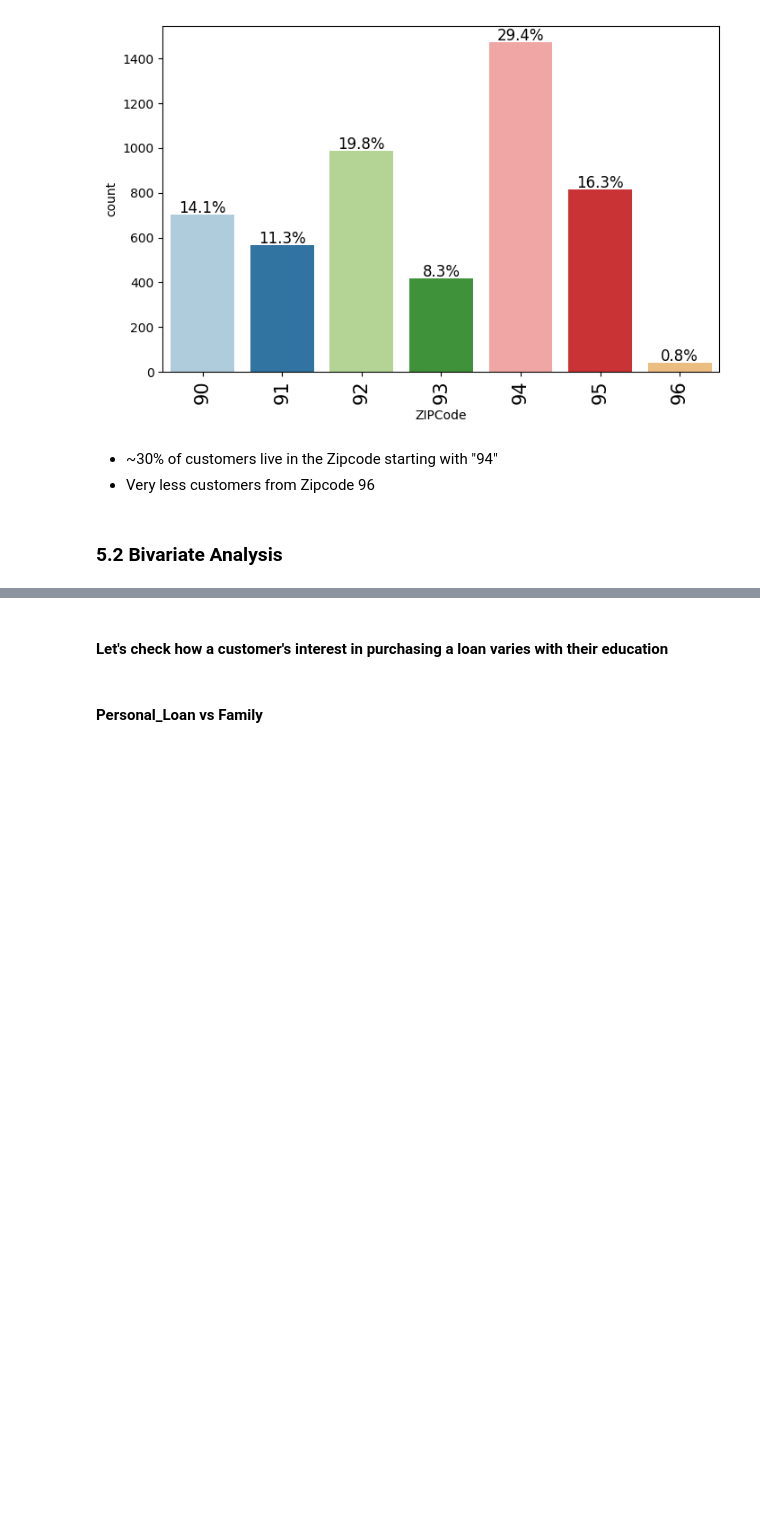
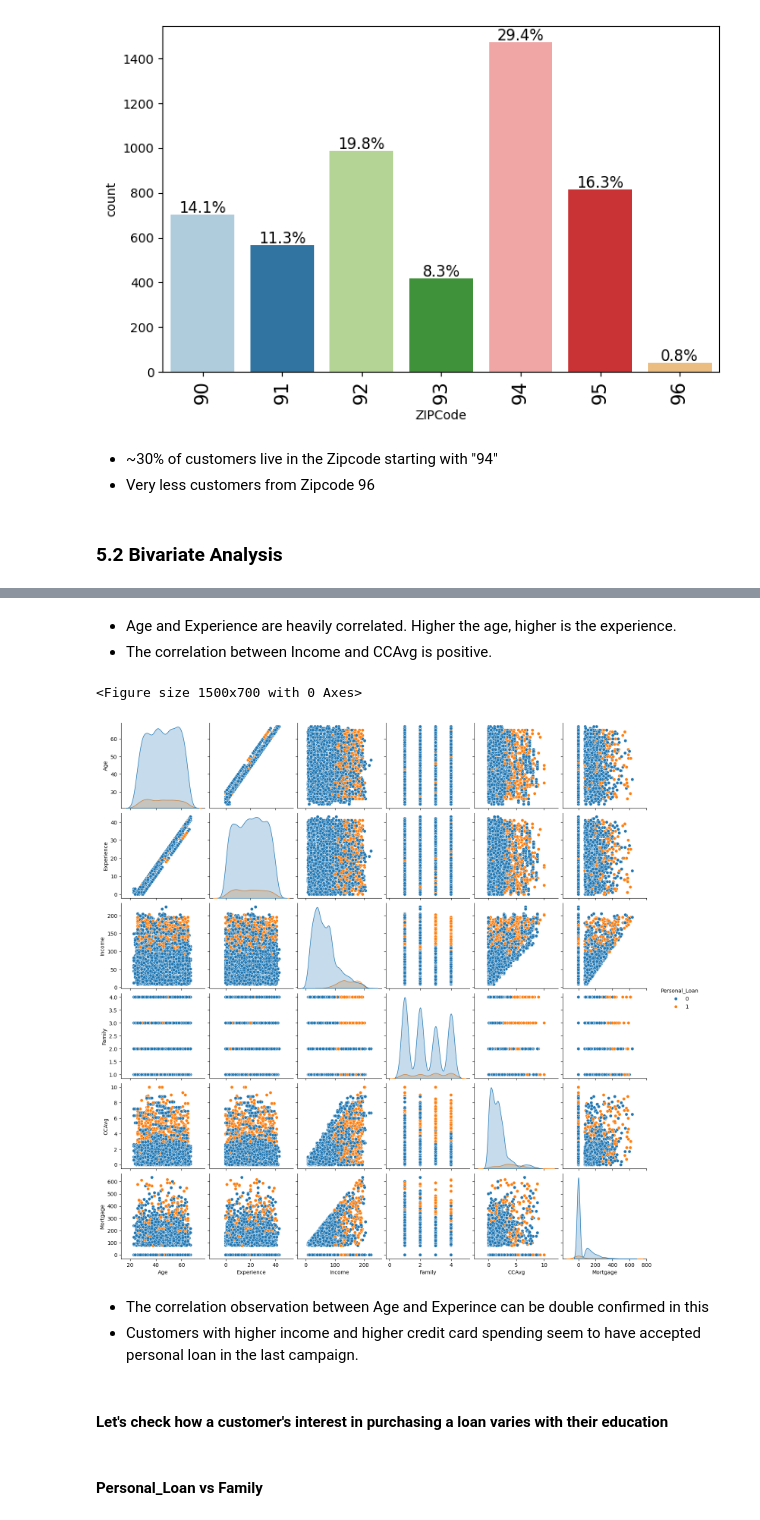
Before and after one commit to RashmiJK/PGP-AIML-PersonalLoan-ML, a Jupyter notebook: loan_purchase_modelling_dt.ipynb, the cells around one changed output, grey strips where cells are left out. Saved outputs shown, nothing was run; the diff lists cells and outputs as text; code cells hidden in the pictures; blank space fills up the shorter version.

```diff
--- a/loan_purchase_modelling_dt.ipynb
+++ b/loan_purchase_modelling_dt.ipynb
@@ -608,3 +608,16 @@ plt.show()
+# %% [markdown]
+- Age and Experience are heavily correlated. Higher the age, higher is the experience.
+- The correlation between Income and CCAvg is positive.
+# %%
+# scatter plot matrix
+plt.figure(figsize=(15, 7))
+sns.pairplot(data, hue="Personal_Loan", diag_kind="kde");
+# %% [output]
+<Figure size 1500x700 with 0 Axes>
+[figure, added]
+# %% [markdown]
+- The correlation observation between Age and Experince can be double confirmed in this
+- Customers with higher income and higher credit card spending seem to have accepted personal loan in the last campaign.
 # %% [markdown]
 #### Let's check how a customer's interest in purchasing a loan varies with their education
 # %%
```
Also changed, not shown: parts of 5 cells of this notebook.
